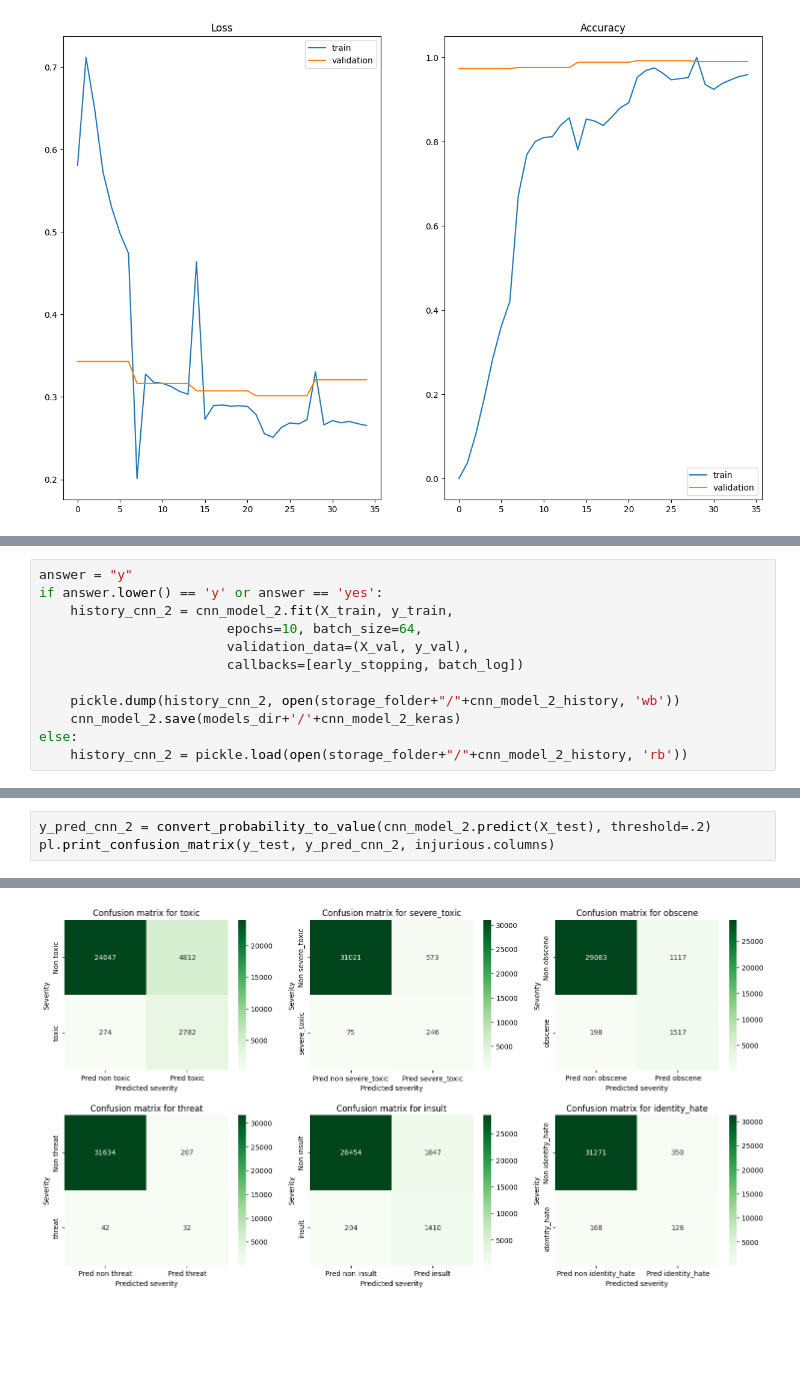
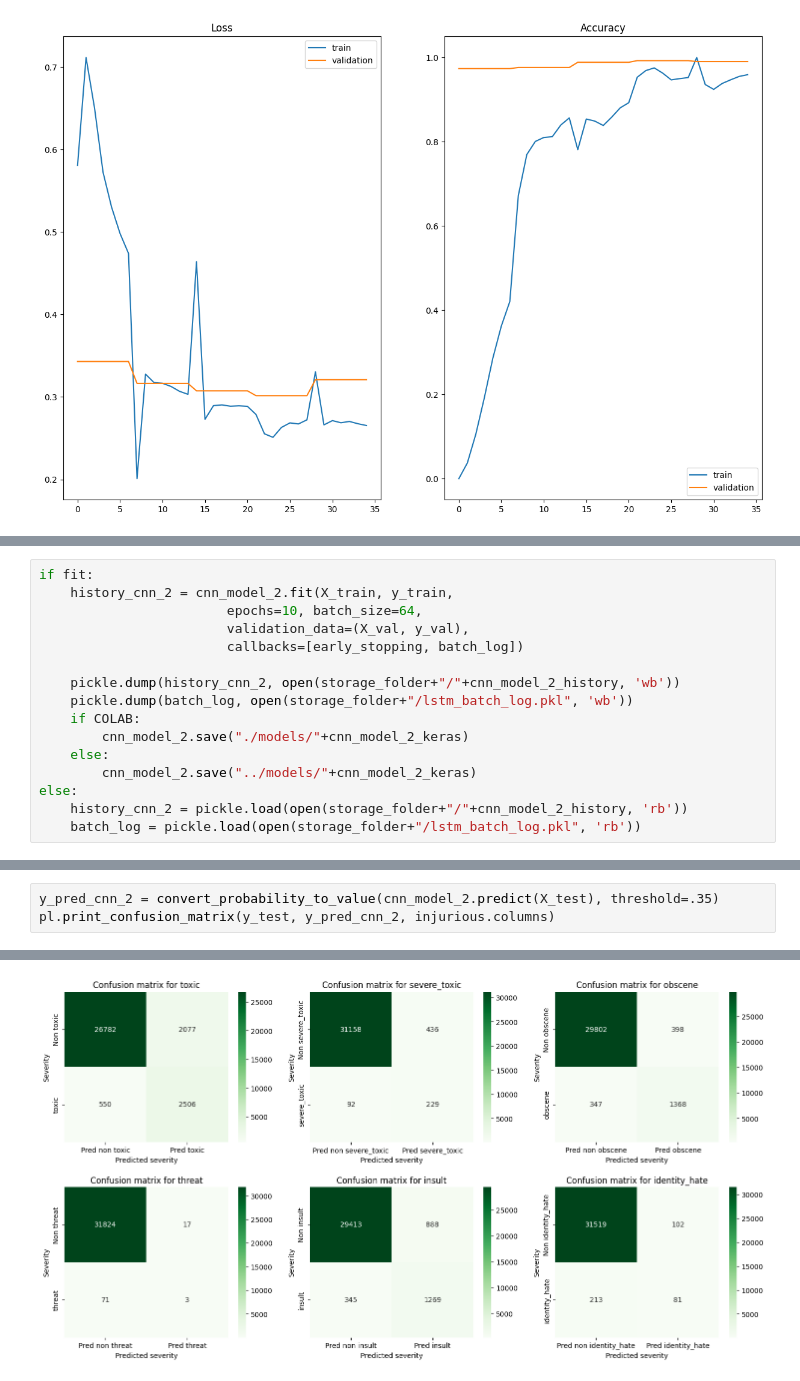
Before and after one commit to EnricoMiche1210760/toxic_comments_filter, a Jupyter notebook: src/progetto_toxic_comments_filter.ipynb, the cells around one changed output, grey strips where cells are left out. Drawn from its saved outputs; the diff is of its cells as text; blank space fills up the shorter version.

```diff
--- a/src/progetto_toxic_comments_filter.ipynb
+++ b/src/progetto_toxic_comments_filter.ipynb
@@ -828,16 +897,20 @@ Trainable params: 17639238 (67.29 MB)
 Non-trainable params: 128 (512.00 Byte)
 _________________________________________________________________
 # %%
-answer = "y"
-if answer.lower() == 'y' or answer == 'yes':
+if fit:
     history_cnn_2 = cnn_model_2.fit(X_train, y_train,
                         epochs=10, batch_size=64,
                         validation_data=(X_val, y_val),
                         callbacks=[early_stopping, batch_log])
 
     pickle.dump(history_cnn_2, open(storage_folder+"/"+cnn_model_2_history, 'wb'))
-    cnn_model_2.save(models_dir+'/'+cnn_model_2_keras)
+    pickle.dump(batch_log, open(storage_folder+"/lstm_batch_log.pkl", 'wb'))
+    if COLAB:
+        cnn_model_2.save("./models/"+cnn_model_2_keras)
+    else:
+        cnn_model_2.save("../models/"+cnn_model_2_keras)
 else:
     history_cnn_2 = pickle.load(open(storage_folder+"/"+cnn_model_2_history, 'rb'))
+    batch_log = pickle.load(open(storage_folder+"/lstm_batch_log.pkl", 'rb'))
 # %% [output]
 Epoch 1/10
@@ -875,4 +957,4 @@ history_cnn_2.history
 # %%
-y_pred_cnn_2 = convert_probability_to_value(cnn_model_2.predict(X_test), threshold=.2)
+y_pred_cnn_2 = convert_probability_to_value(cnn_model_2.predict(X_test), threshold=.35)
 pl.print_confusion_matrix(y_test, y_pred_cnn_2, injurious.columns)
 # %% [output]
@@ -880,7 +962,7 @@ pl.print_confusion_matrix(y_test, y_pred_cnn_2, injurious.columns)
 Index(['toxic', 'severe_toxic', 'obscene', 'threat', 'insult',
        'identity_hate'],
       dtype='object')
-[figure, old version]
+[figure, new version]
 # %%
 stretch_loss, stretch_accuracy = stretch_loss_accuracy(history_cnn_2.history['val_loss'], history_cnn_2.history['val_accuracy'], batch_log)
 pl.plot_training_stats(batch_log.batch_loss, stretch_loss, batch_log.batch_accuracy, stretch_accuracy)
```
Also changed, not shown: parts of 25 cells of this notebook, 3 other files.
